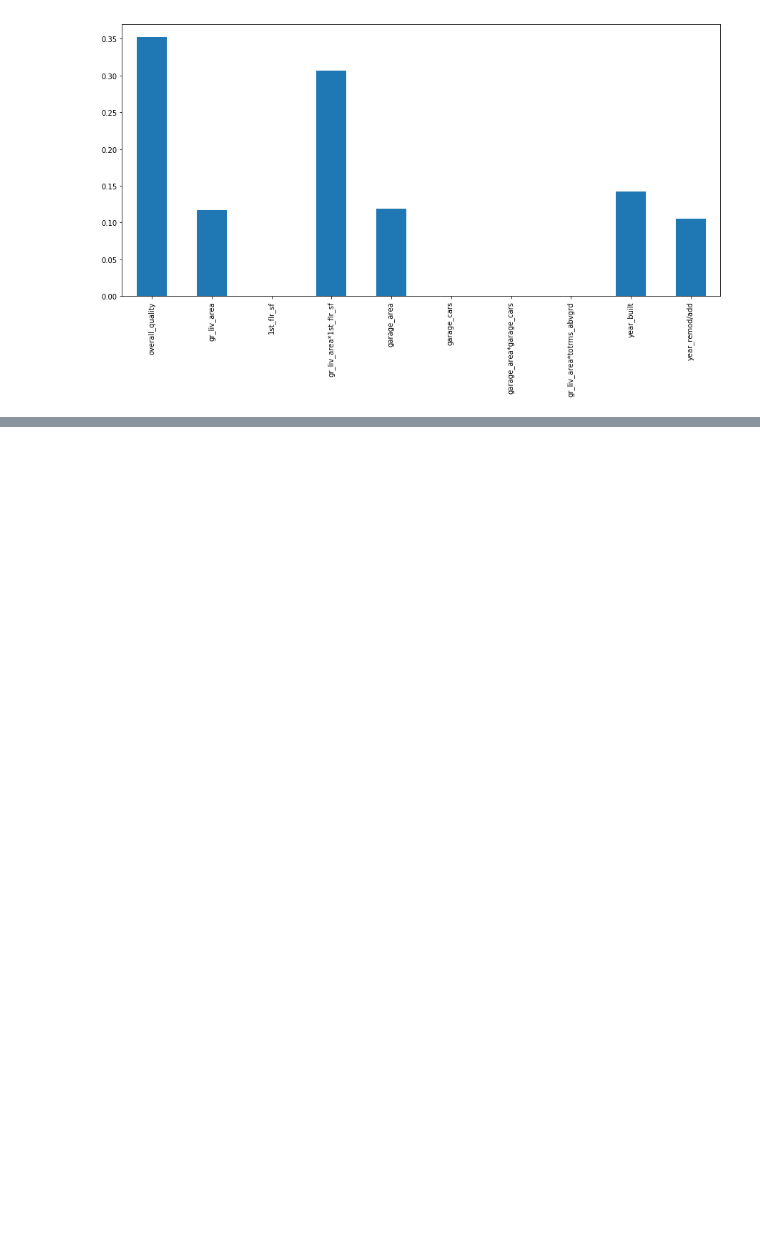
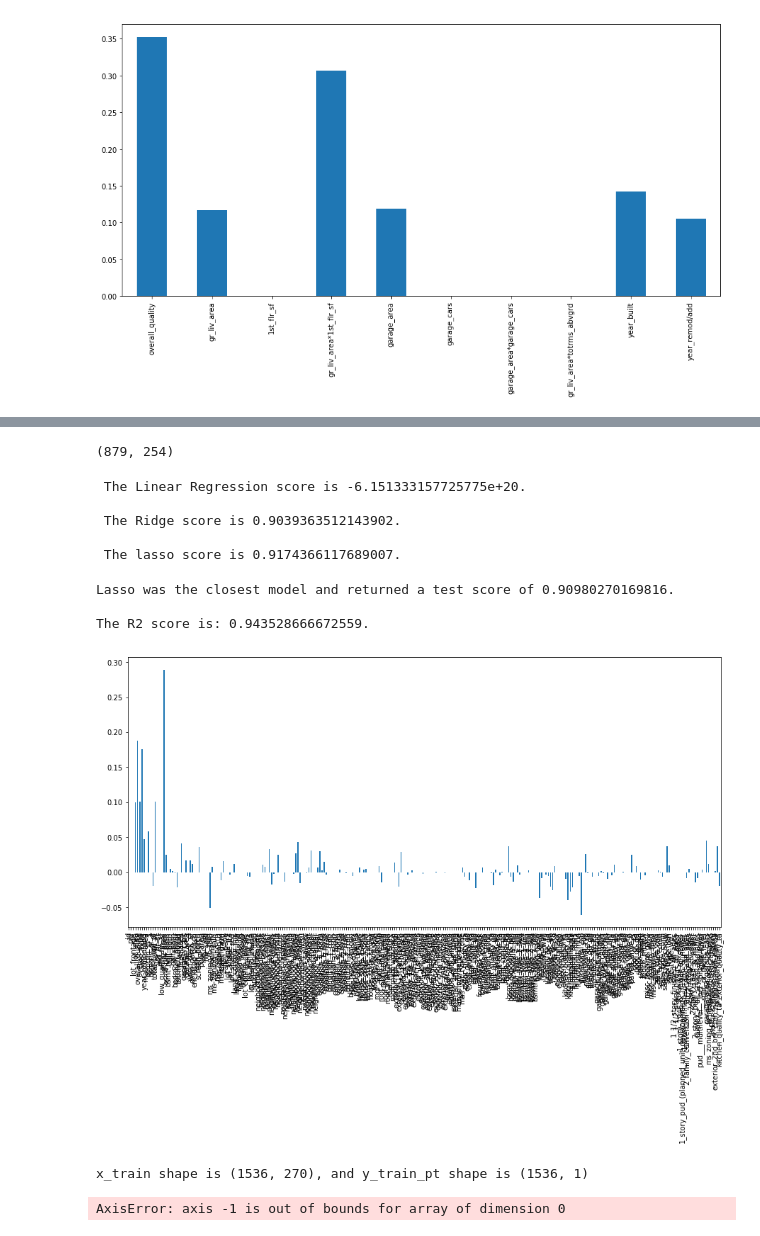
Before and after one commit to jamjahal/home_price_prediction, a Jupyter notebook: Code/02_Preprocessing_and_Feature_Engineering.ipynb, the cells around one changed output, grey strips where cells are left out. Saved outputs shown, nothing was run; the diff lists cells and outputs as text; code cells hidden in the pictures; blank space fills up the shorter version.

```diff
--- a/Code/02_Preprocessing_and_Feature_Engineering.ipynb
+++ b/Code/02_Preprocessing_and_Feature_Engineering.ipynb
@@ -578,0 +563,52 @@ features_3
+# %%
+test.shape
+# %% [output]
+(879, 254)
+# %%
+features_7 = train.drop(['ms_subclass','saleprice'], axis=1).columns
+multi_model_test(train, test, features_7, 'saleprice', 7)
+# %% [output]
+ The Linear Regression score is -6.151333157725775e+20.
+
+ The Ridge score is 0.9039363512143902.
+
+ The lasso score is 0.9174366117689007.
+Lasso was the closest model and returned a test score of 0.90980270169816.
+
+The R2 score is: 0.943528666672559.
+[figure, added]
+# %%
+# Lets remove some of the less useful features.
+# Test Train split
+X=train[features_7]
+y=train['saleprice']
+X_train, X_test, y_train, y_test = train_test_split(X, y, random_state=42)
+
+lasso=LassoCV(alphas=200, cv=5)
+# Scale variables
+pt = PowerTransformer()
+pt.fit(X_train)
+X_train = pt.transform(X_train)
+X_test = pt.transform(X_test)
+
+# Convert back to matrix / Dataframe
+pt_y = PowerTransformer()
+pt_y.fit(y_train.to_frame())
+y_train_pt = pt_y.transform(y_train.to_frame())
+y_test_pt = pt_y.transform(y_test.to_frame())
+
+print(f'x_train shape is {X_train.shape}, and y_train_pt shape is {y_train_pt.shape}')
+
+lasso.fit(X_train, y_train_pt)
+lasso.score(X_train, y_train_pt)
+lasso_test_score = lasso.score(X_test, y_test_pt)
+print(f'Lasso was the closest model and returned a test score of {lasso_test_score}.')
+print(" ")
+pred = lasso.predict(X_test)
+pred_reversed = pt_y.inverse_transform(pred.reshape(-1,1))
+print(f'The R2 score is: {r2_score(y_test, pred_reversed)}.')
+model=lasso
+pd.Series(lasso.coef_[0], index=features).plot.bar(figsize=(25, 7));
+# %% [output]
+x_train shape is (1536, 270), and y_train_pt shape is (1536, 1)
+AxisError: axis -1 is out of bounds for array of dimension 0
```
Also changed, not shown: parts of 42 cells of this notebook, 7 other files.
